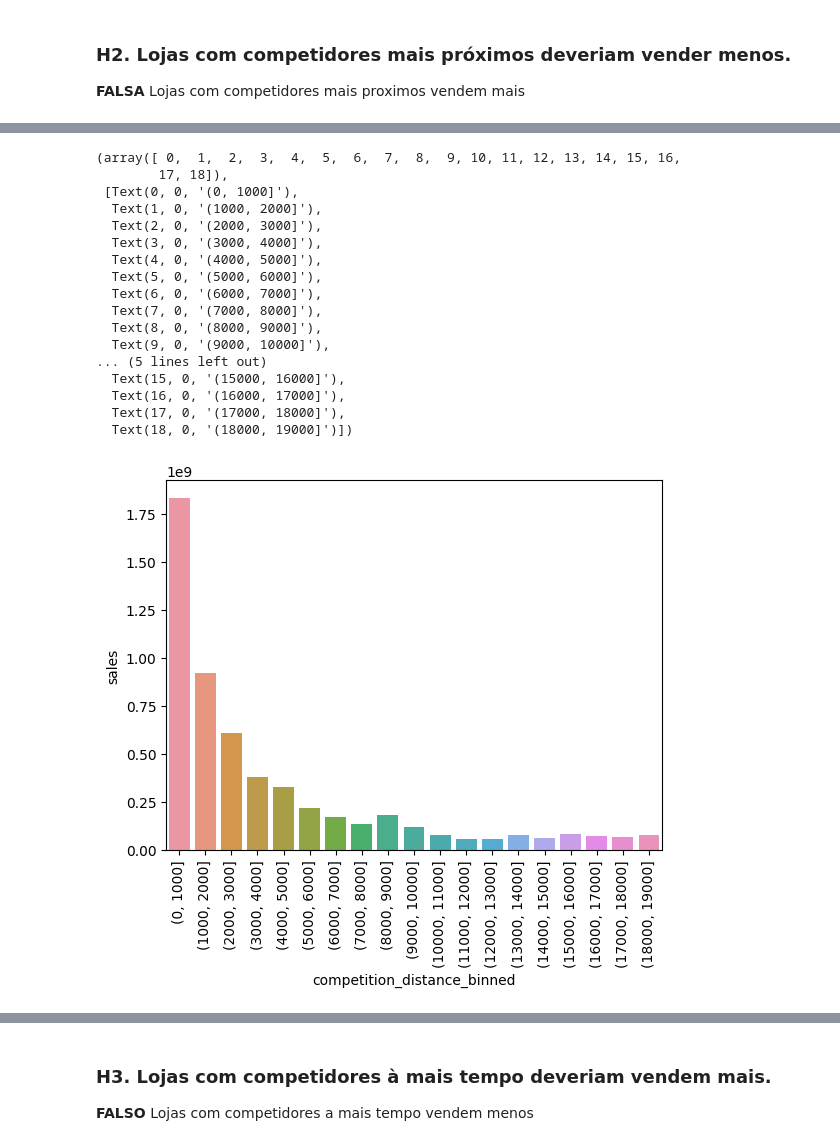
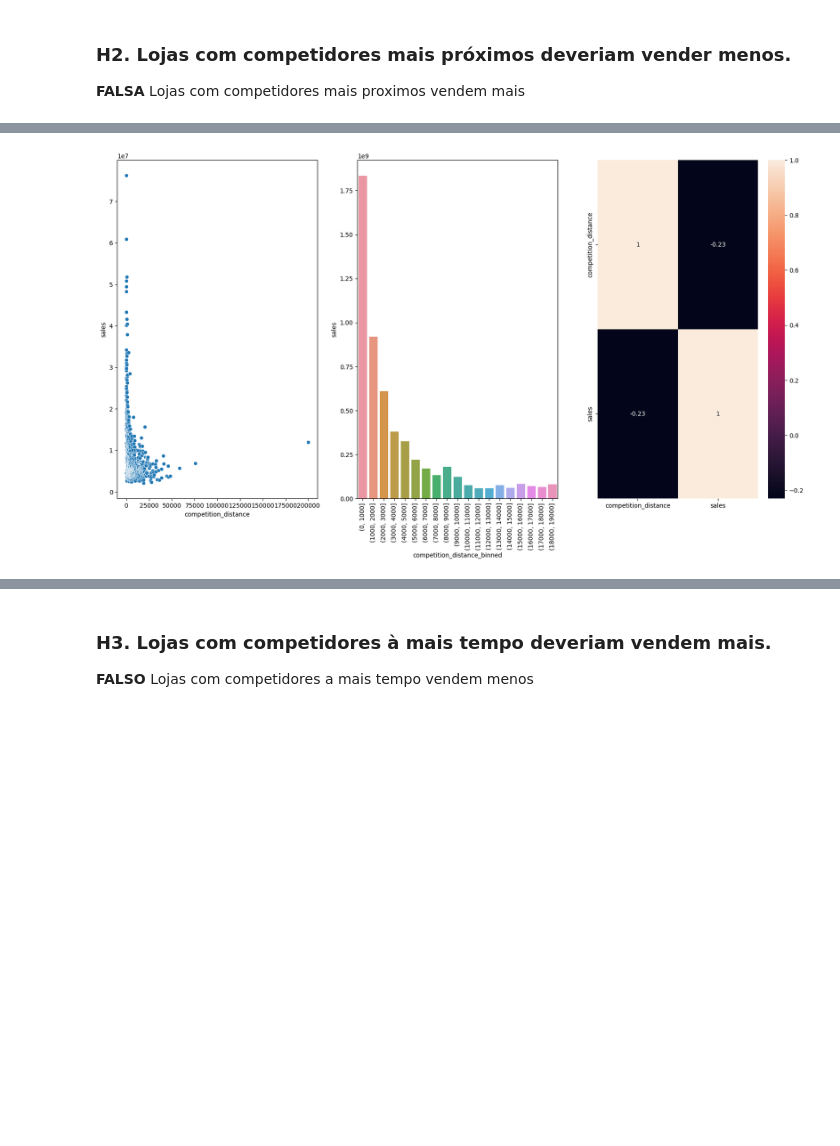
Before and after one commit to thiago-vale/ds-em-producao, a Jupyter notebook: notebooks/store-sales-ŕedictions.ipynb, the cells around one changed output, grey strips where cells are left out. Drawn from its saved outputs; the diff is of its cells as text; code cells hidden in the pictures; blank space fills up the shorter version.

```diff
--- a/notebooks/store-sales-ŕedictions.ipynb
+++ b/notebooks/store-sales-ŕedictions.ipynb
@@ -437,7 +440,7 @@ df2['competition_time_month'] = (( df2['date'] - df2['competition_since'] )/30 )
 # Promo Since
 df2['promo_since'] = df2['promo2_since_year'].astype( str ) + '-' + df2['promo2_since_week'].astype( str )
 df2['promo_since'] = df2['promo_since'].apply(lambda x: datetime.strptime( x + '-1', '%Y-%W-%w') - timedelta( days=7 ))
-df2['promo_sime_week'] = (( df2['date'] - df2['promo_since'] )/7).apply( lambda i: i.days ).astype( int )
+df2['promo_time_week'] = (( df2['date'] - df2['promo_since'] )/7).apply( lambda i: i.days ).astype( int )
 
 # Assortment
 df2['assortment'] = df2['assortment'].apply( lambda i: 'basic' if i == 'a' else 'extra' if i == 'b' else 'extended')
@@ -602,26 +599,18 @@ sns.scatterplot(x='competition_distance',y='sales', data=aux1);
 # %%
+aux1 = df4[['competition_distance','sales']].groupby( 'competition_distance' ).sum().reset_index()
+plt.figure(figsize=(20, 10))
 
+plt.subplot(1,3,1)
+sns.scatterplot(x='competition_distance',y='sales', data=aux1);
+
+plt.subplot(1,3,2)
 bins = list(np.arange(0,20000,1000))
 aux1['competition_distance_binned'] = pd.cut( aux1['competition_distance'] , bins=bins)
 aux2 = aux1[['competition_distance_binned','sales']].groupby( 'competition_distance_binned' ).sum().reset_index()
 sns.barplot(x='competition_distance_binned',y='sales', data=aux2);
 plt.xticks(rotation=90)
+
+plt.subplot(1,3,3)
+sns.heatmap(aux1.corr(),annot=True);
 # %% [output]
-(array([ 0,  1,  2,  3,  4,  5,  6,  7,  8,  9, 10, 11, 12, 13, 14, 15, 16,
-        17, 18]),
- [Text(0, 0, '(0, 1000]'),
-  Text(1, 0, '(1000, 2000]'),
-  Text(2, 0, '(2000, 3000]'),
-  Text(3, 0, '(3000, 4000]'),
-  Text(4, 0, '(4000, 5000]'),
-  Text(5, 0, '(5000, 6000]'),
-  Text(6, 0, '(6000, 7000]'),
-  Text(7, 0, '(7000, 8000]'),
-  Text(8, 0, '(8000, 9000]'),
-  Text(9, 0, '(9000, 10000]'),
-... (5 lines left out)
-  Text(15, 0, '(15000, 16000]'),
-  Text(16, 0, '(16000, 17000]'),
-  Text(17, 0, '(17000, 18000]'),
-  Text(18, 0, '(18000, 19000]')])
-[figure, old version]
+[figure, new version]
```
Also changed, not shown: parts of 32 cells of this notebook.
